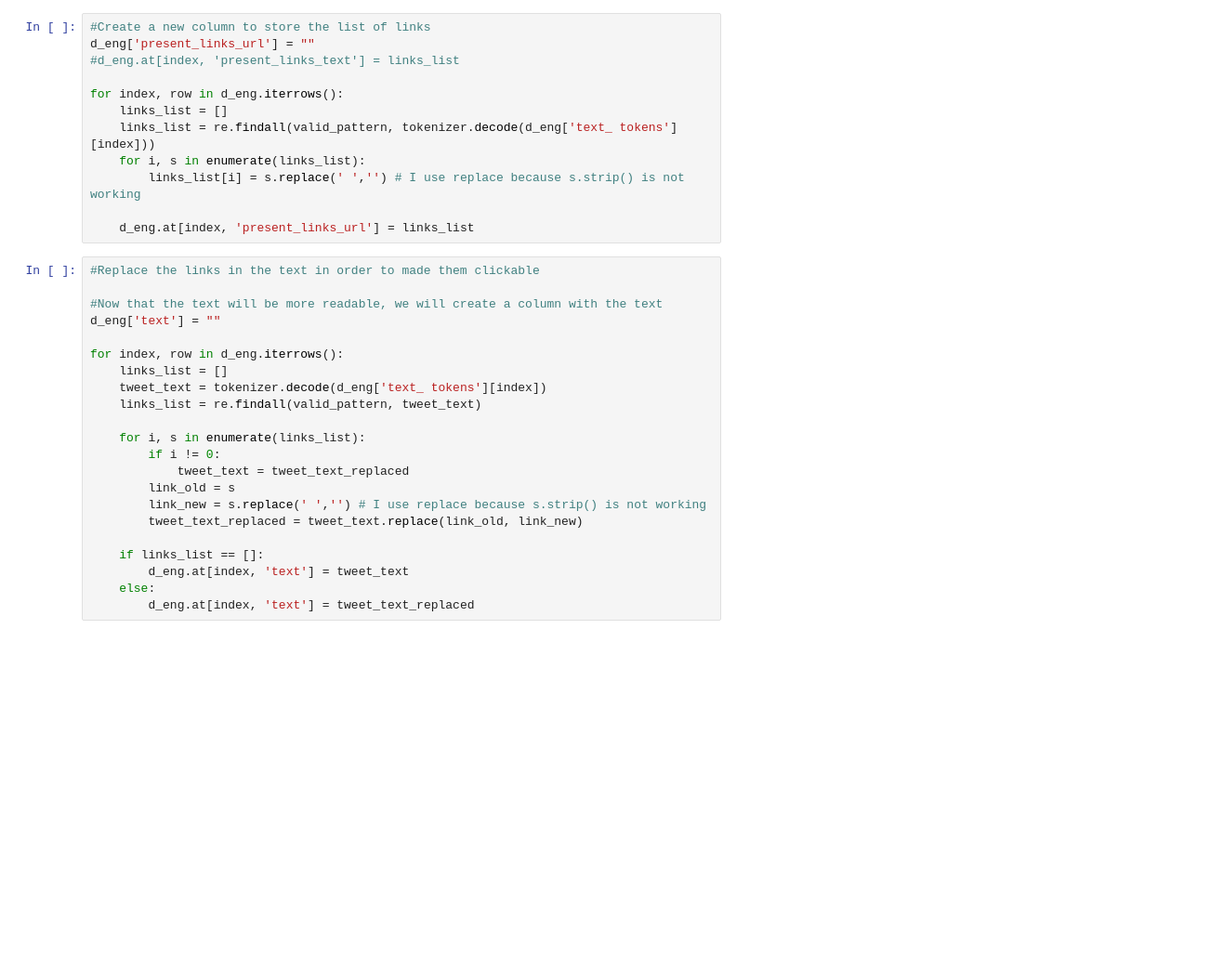
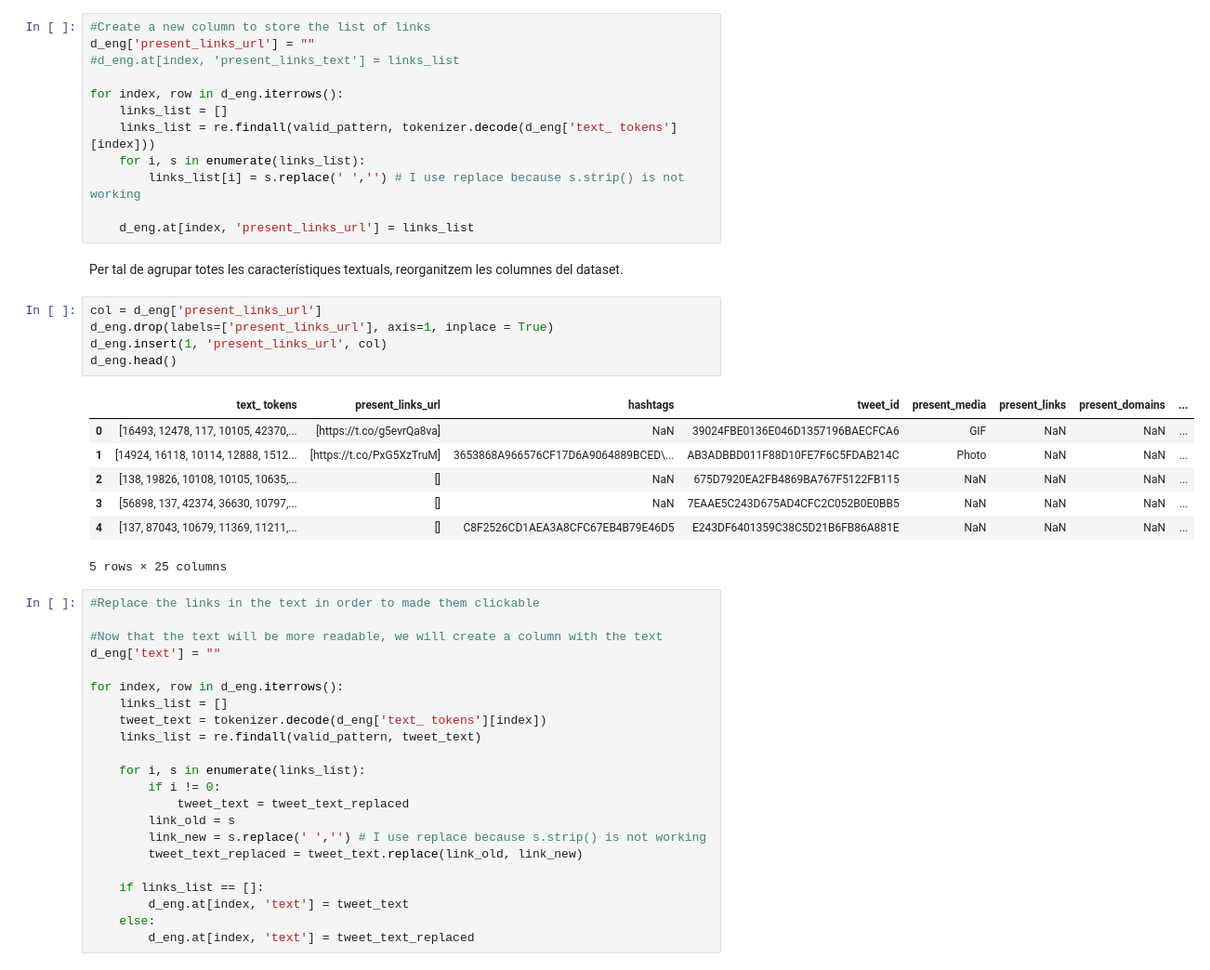
Before and after one commit to RicardFS90/Recsys_Twitter, a Jupyter notebook: Text analysis per entrega.ipynb, the cells around one changed output. Shown at 93% size. Drawn from its saved outputs; the diff is of its cells as text; blank space fills up the shorter version.

```diff
--- a/Text analysis per entrega.ipynb
+++ b/Text analysis per entrega.ipynb
@@ -246,6 +248,21 @@ for index, row in d_eng.iterrows():
         links_list[i] = s.replace(' ','') # I use replace because s.strip() is not working
 
     d_eng.at[index, 'present_links_url'] = links_list
+# %% [markdown]
+Per tal de agrupar totes les característiques textuals, reorganitzem les columnes del dataset.
+# %%
+col = d_eng['present_links_url']
+d_eng.drop(labels=['present_links_url'], axis=1, inplace = True)
+d_eng.insert(1, 'present_links_url', col)
+d_eng.head()
+# %% [output]
+|  | text_ tokens | present_links_url | hashtags | tweet_id | present_media | present_links | present_domains | ... |
+| 0 | [16493, 12478, 117, 10105, 42370,... | [https://t.co/g5evrQa8va] | NaN | 39024FBE0136E046D1357196BAECFCA6 | GIF | NaN | NaN | ... |
+| 1 | [14924, 16118, 10114, 12888, 1512... | [https://t.co/PxG5XzTruM] | 3653868A966576CF17D6A9064889BCED\... | AB3ADBBD011F88D10FE7F6C5FDAB214C | Photo | NaN | NaN | ... |
+| 2 | [138, 19826, 10108, 10105, 10635,... | [] | NaN | 675D7920EA2FB4869BA767F5122FB115 | NaN | NaN | NaN | ... |
+| 3 | [56898, 137, 42374, 36630, 10797,... | [] | NaN | 7EAAE5C243D675AD4CFC2C052B0E0BB5 | NaN | NaN | NaN | ... |
+| 4 | [137, 87043, 10679, 11369, 11211,... | [] | C8F2526CD1AEA3A8CFC67EB4B79E46D5 | E243DF6401359C38C5D21B6FB86A881E | NaN | NaN | NaN | ... |
+5 rows × 25 columns
 # %%
 #Replace the links in the text in order to made them clickable
 
```
Also changed, not shown: parts of 20 cells of this notebook.
